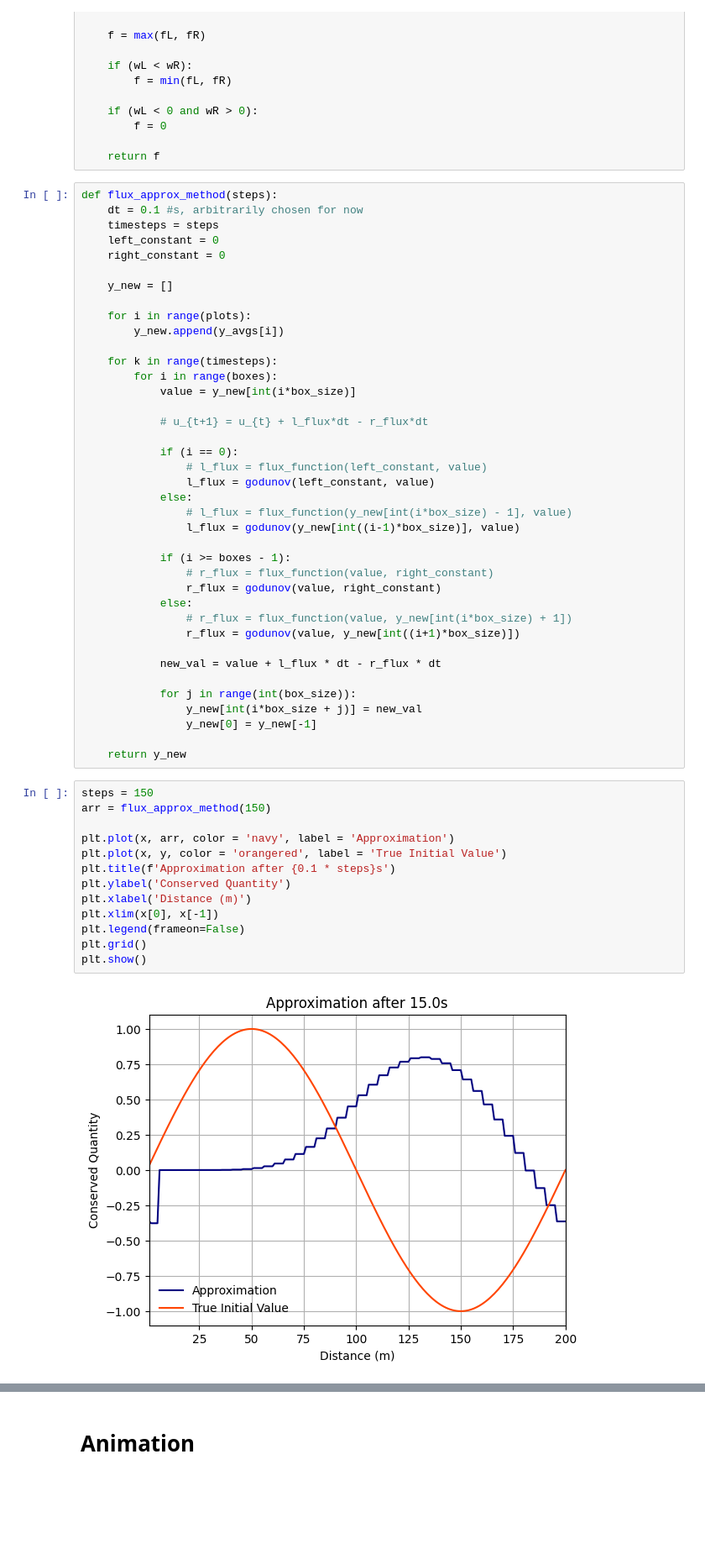
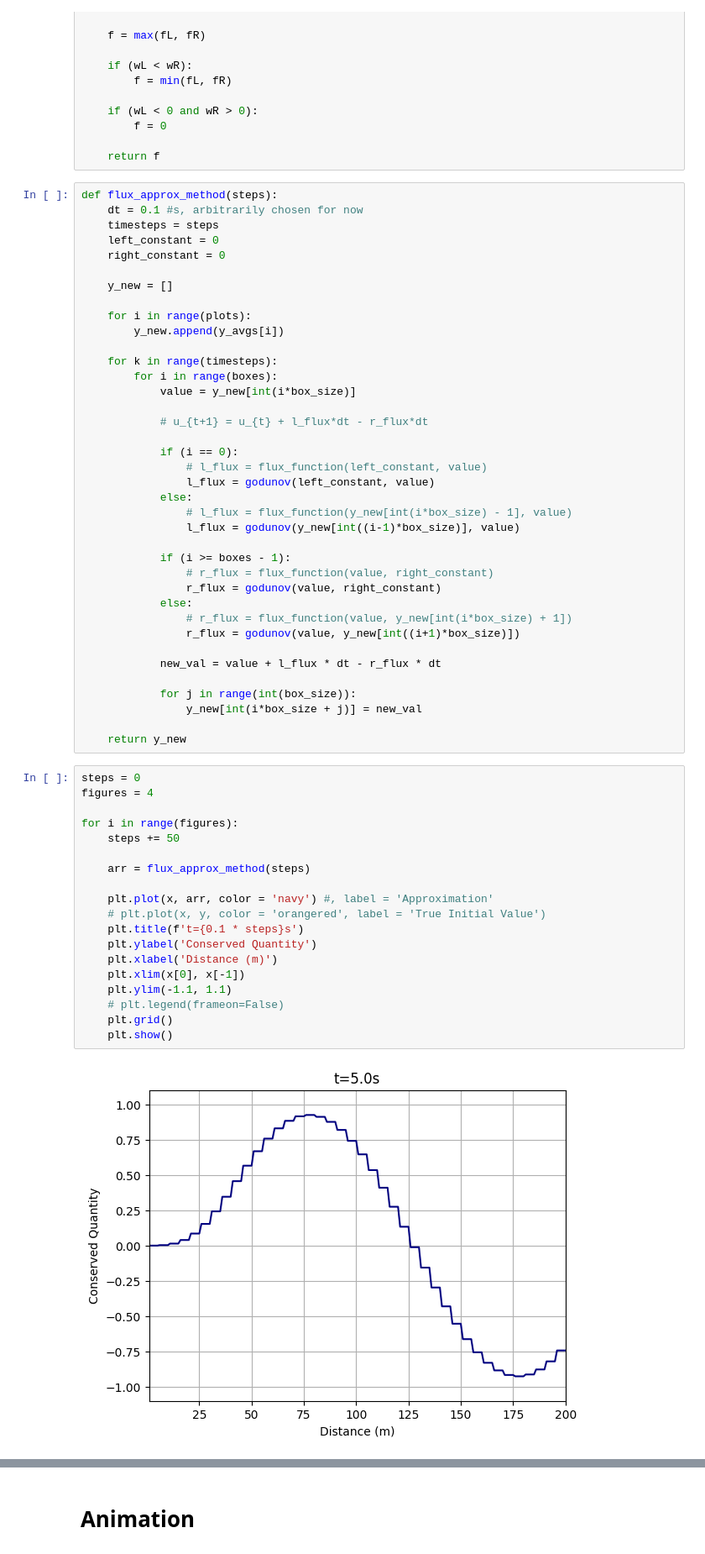
Before and after one commit to ashishd4/UROP, a Jupyter notebook: Week 6/6_29.ipynb, the cells around one changed output, grey strips where cells are left out. Shown at 84% size. Drawn from its saved outputs; the diff is of its cells as text; blank space fills up the shorter version.

```diff
--- a/Week 6/6_29.ipynb
+++ b/Week 6/6_29.ipynb
@@ -107,21 +106,26 @@ def flux_approx_method(steps):
 
             for j in range(int(box_size)):
                 y_new[int(i*box_size + j)] = new_val
-                y_new[0] = y_new[-1]
 
     return y_new
 # %%
-steps = 150
-arr = flux_approx_method(150)
+steps = 0
+figures = 4
 
-plt.plot(x, arr, color = 'navy', label = 'Approximation')
-plt.plot(x, y, color = 'orangered', label = 'True Initial Value')
-plt.title(f'Approximation after {0.1 * steps}s')
-plt.ylabel('Conserved Quantity')
-plt.xlabel('Distance (m)')
-plt.xlim(x[0], x[-1])
-plt.legend(frameon=False)
-plt.grid()
-plt.show()
+for i in range(figures):
+    steps += 50
+
+    arr = flux_approx_method(steps)
+
+    plt.plot(x, arr, color = 'navy') #, label = 'Approximation'
+    # plt.plot(x, y, color = 'orangered', label = 'True Initial Value')
+    plt.title(f't={0.1 * steps}s')
+    plt.ylabel('Conserved Quantity')
+    plt.xlabel('Distance (m)')
+    plt.xlim(x[0], x[-1])
+    plt.ylim(-1.1, 1.1)
+    # plt.legend(frameon=False)
+    plt.grid()
+    plt.show()
 # %% [output]
-[figure, old version]
+[figure, new version]
```
Also changed, not shown: parts of 4 cells of this notebook, 1 other file.
